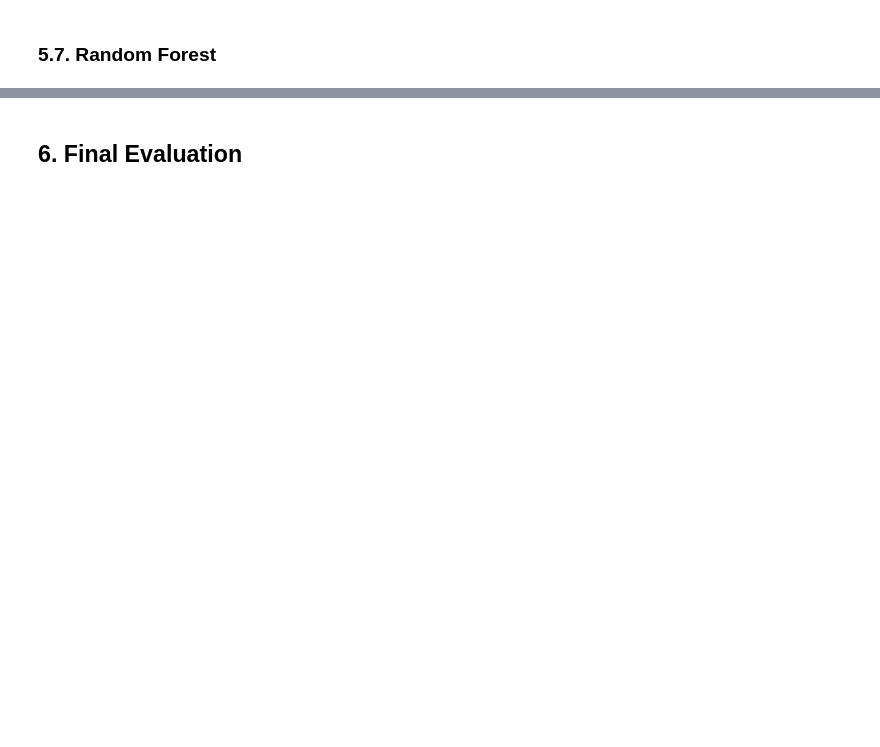
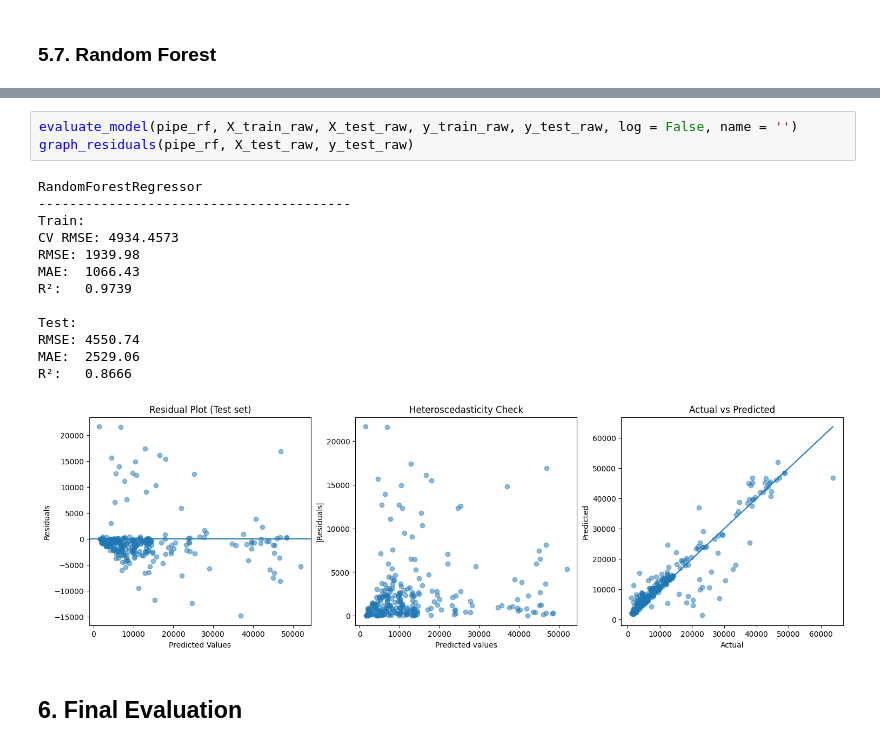
Before and after one commit to NikifBi/Medical_Costs_Regression_Analysis, a Jupyter notebook: Medical Costs.ipynb, the cells around one changed output, grey strips where cells are left out. Cells and saved outputs as stored; diff of their text form; blank space fills up the shorter version.

```diff
--- a/Medical Costs.ipynb
+++ b/Medical Costs.ipynb
@@ -1285,2 +1293,19 @@ pipe_rf = Pipeline([
+# %%
+evaluate_model(pipe_rf, X_train_raw, X_test_raw, y_train_raw, y_test_raw, log = False, name = '')
+graph_residuals(pipe_rf, X_test_raw, y_test_raw)
+# %% [output]
+RandomForestRegressor
+----------------------------------------
+Train:
+CV RMSE: 4934.4573
+RMSE: 1939.98
+MAE:  1066.43
+R²:   0.9739
+
+Test:
+RMSE: 4550.74
+MAE:  2529.06
+R²:   0.8666
+[figure, added]
 # %% [markdown]
 ## 6. Final Evaluation
```
Also changed, not shown: parts of 16 cells of this notebook.
